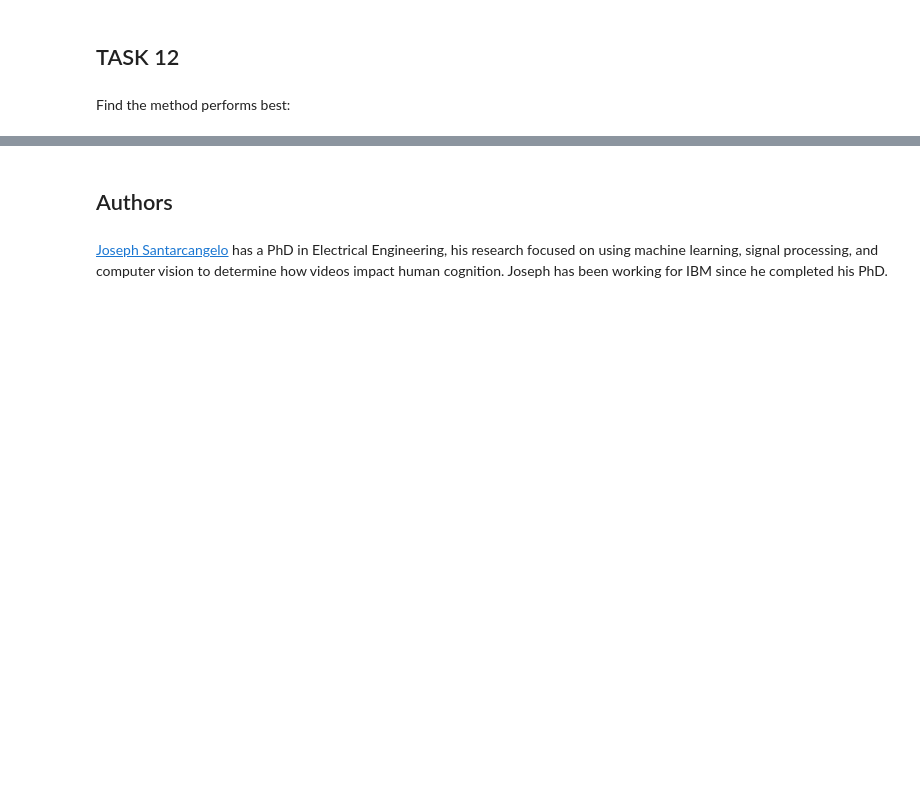
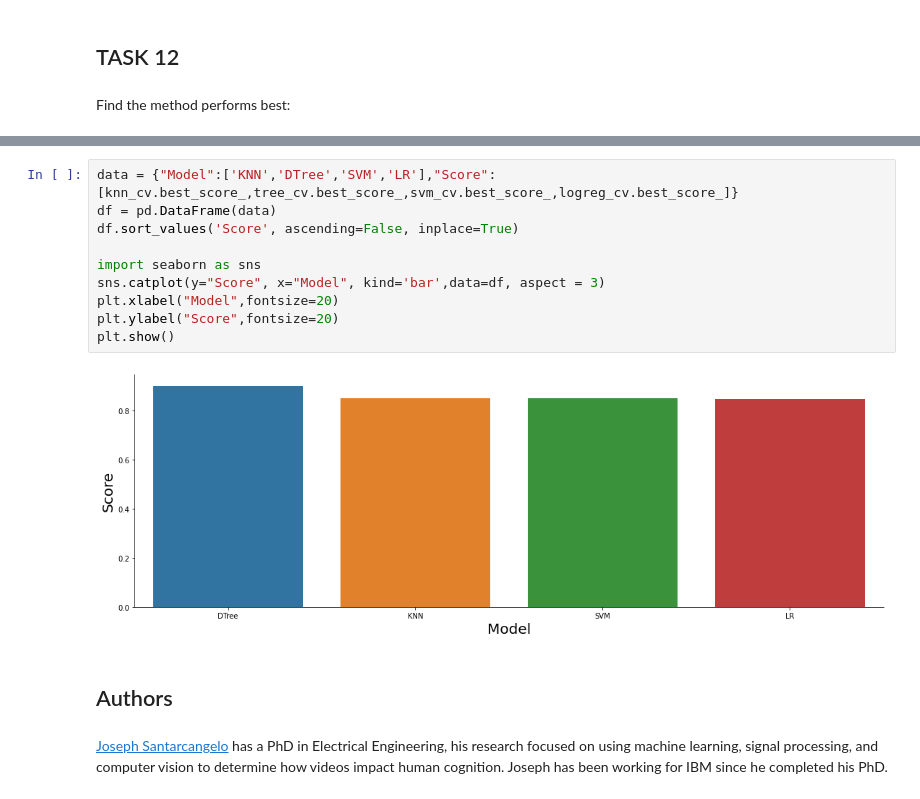
Before and after one commit to Fred-Vieira/IBM-Data-Science-Course, a Jupyter notebook: Machine Learning Prediction Lab.ipynb, the cells around one changed output, grey strips where cells are left out. Cells and saved outputs as stored; diff of their text form; blank space fills up the shorter version.

```diff
--- a/Machine Learning Prediction Lab.ipynb
+++ b/Machine Learning Prediction Lab.ipynb
@@ -384,6 +384,18 @@ Decision Tree 2 f1 score:  0.8888888888888888 Descision Tree 2 Jaccard:  0.80219
 SVM f1 score:  0.8148148148148149 SVM Jaccard:  0.7000000000000001
 LR f1 score:  0.8148148148148149 LR Jaccard:  0.7000000000000001
 LR 2 f1 score:  0.8888888888888888 LR 2 Jaccard:  0.8021978021978021
+# %%
+data = {"Model":['KNN','DTree','SVM','LR'],"Score":[knn_cv.best_score_,tree_cv.best_score_,svm_cv.best_score_,logreg_cv.best_score_]}
+df = pd.DataFrame(data)
+df.sort_values('Score', ascending=False, inplace=True)
+
+import seaborn as sns
+sns.catplot(y="Score", x="Model", kind='bar',data=df, aspect = 3)
+plt.xlabel("Model",fontsize=20)
+plt.ylabel("Score",fontsize=20)
+plt.show()
+# %% [output]
+[figure, added]
 # %% [markdown]
 ## Authors
 # %% [markdown]
```
Also changed, not shown: parts of 5 cells of this notebook.
